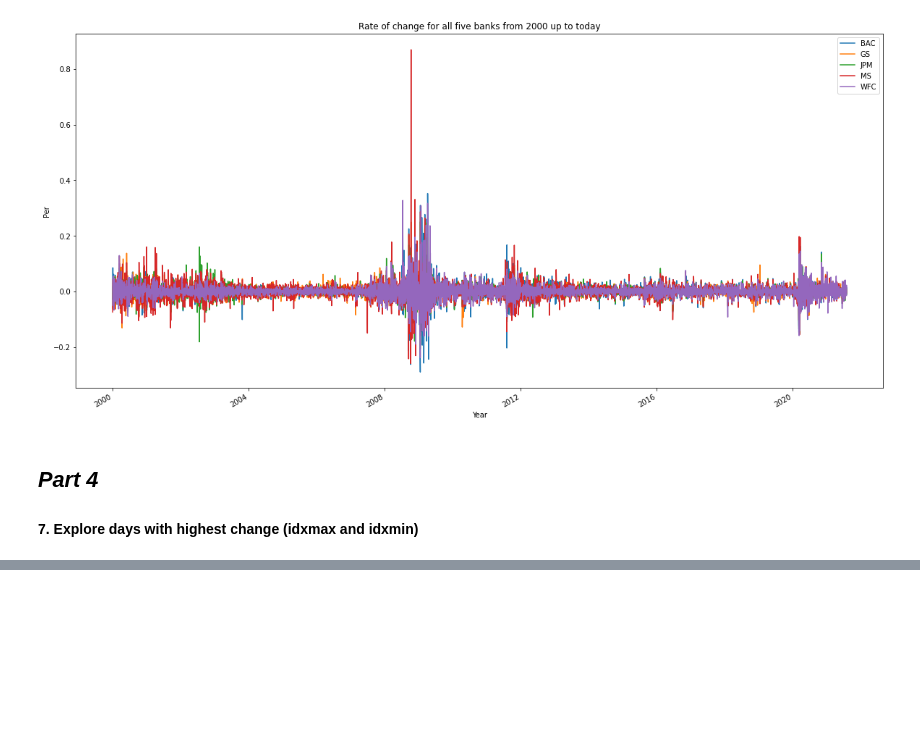
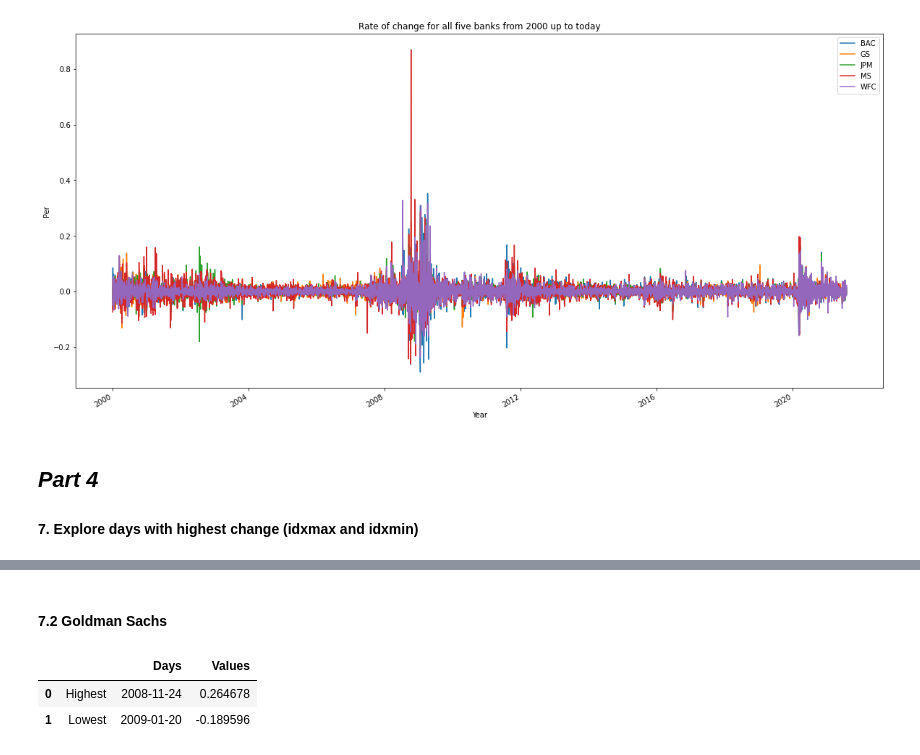
Before and after one commit to sli782/DC, a Jupyter notebook: data_challenge.ipynb, the cells around one changed output, grey strips where cells are left out. Cells and saved outputs as stored; diff of their text form; code cells hidden in the pictures; blank space fills up the shorter version.

```diff
--- a/data_challenge.ipynb
+++ b/data_challenge.ipynb
@@ -206,0 +215,8 @@ Text(0, 0.5, 'Per')
+# %% [markdown]
+#### 7.2 Goldman Sachs
+# %%
+bankIDX("GS",rocDF)
+# %% [output]
+|  |  | Days | Values |
+| 0 | Highest | 2008-11-24 | 0.264678 |
+| 1 | Lowest | 2009-01-20 | -0.189596 |
```
Also changed, not shown: parts of 15 cells of this notebook.
